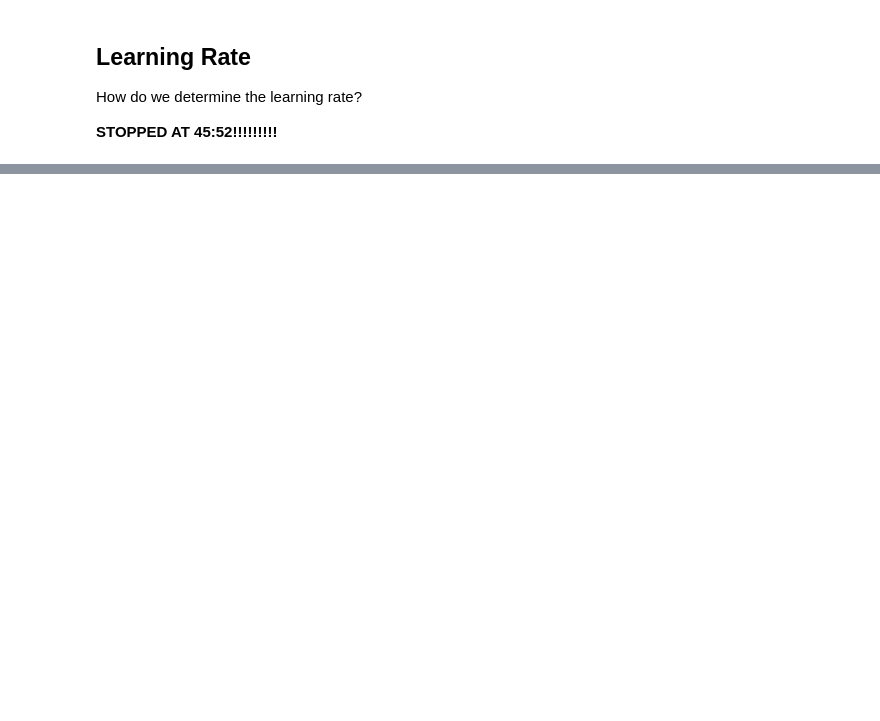
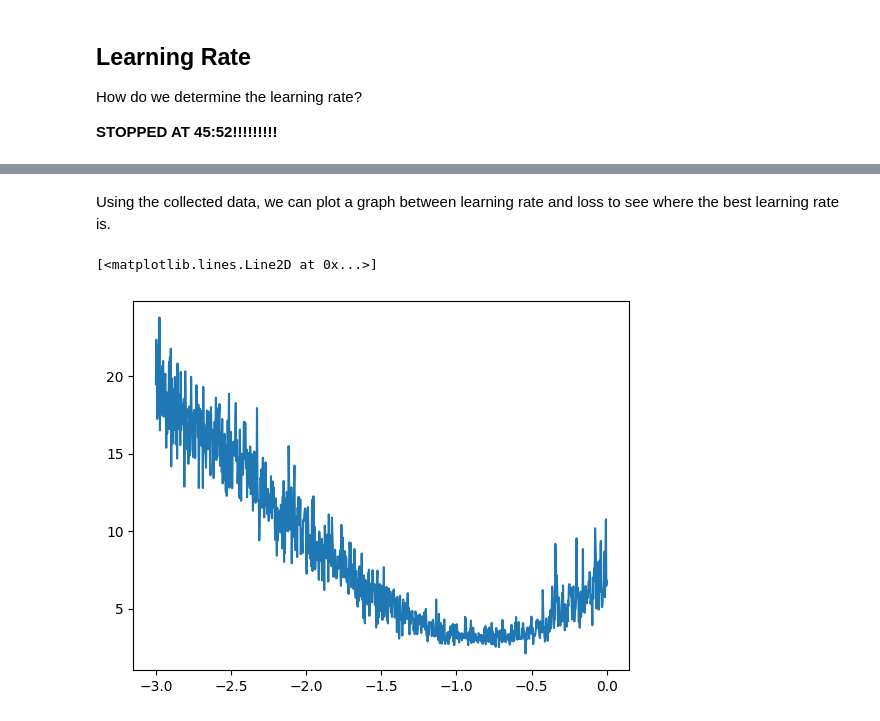
Before and after one commit to bkinaan/nn-karpathy, a Jupyter notebook: building_makemore/makemore1.ipynb, the cells around one changed output, grey strips where cells are left out. Saved outputs shown, nothing was run; the diff lists cells and outputs as text; code cells hidden in the pictures; blank space fills up the shorter version.

```diff
--- a/building_makemore/makemore1.ipynb
+++ b/building_makemore/makemore1.ipynb
@@ -199,0 +258,4 @@ __STOPPED AT 45:52!!!!!!!!!__
+# %%
+lre = torch.linspace(-3, 0, 1000)
+lrs = 10**lre
+lrs
@@ -199,0 +282,36 @@ __STOPPED AT 45:52!!!!!!!!!__
+# %%
+# for tracking learning rate stats
+lri = []
+lossi = []
+
+for i in range(1000):
+
+    # minibatch construct
+    ix = torch.randint(0, X.shape[0], (32,)) # creating a minibatch of size 32
+
+    # calculating loss (forward pass)
+    emb = C[X[ix]] # (32, 3, 2)
+    h = torch.tanh(emb.view(-1, 6) @ W1 + b1) # (32, 100)
+    logits = h @ W2 + b2 # (32, 27)
+    # counts = logits.exp()
+    # prob = counts / counts.sum(1, keepdim=True)
+    # loss = -prob[torch.arange(32), Y].log().mean()
+
+    # we can replace the above lines with a more condensed and efficient version
+    # it doesnt create new tensors like we do above but uses fused kernels for efficiency
+    # this also makes the backward pass more efficient bc the formulas can be simplified
+    loss = F.cross_entropy(logits, Y[ix])
+    print(loss.item())
+    # backward pass
+    for p in parameters:
+        p.grad = None
+    loss.backward()
+    # update parameters
+    lr = lrs[i]
+    for p in parameters:
+        p.data += -lr * p.grad # manual value is learning rate
+
+    # track stats for learning rate
+    lri.append(lre[i])
+    lossi.append(loss.item())
+# print(loss.item())
@@ -199,0 +336,7 @@ __STOPPED AT 45:52!!!!!!!!!__
+# %% [markdown]
+Using the collected data, we can plot a graph between learning rate and loss to see where the best learning rate is.
+# %%
+plt.plot(lri, lossi)
+# %% [output]
+[<matplotlib.lines.Line2D at 0x...>]
+[figure, added]
```
Also changed, not shown: parts of 21 cells of this notebook.
